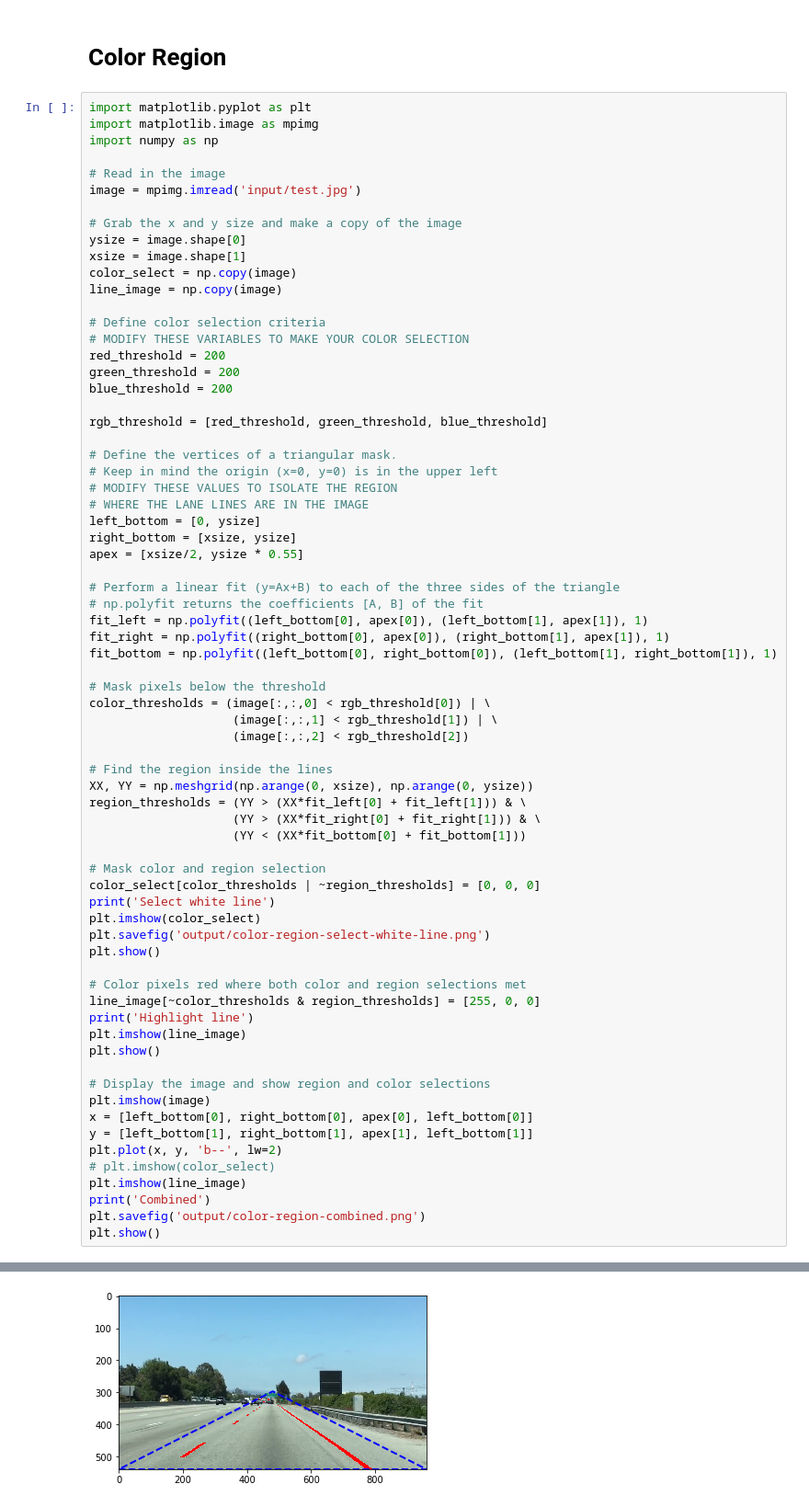
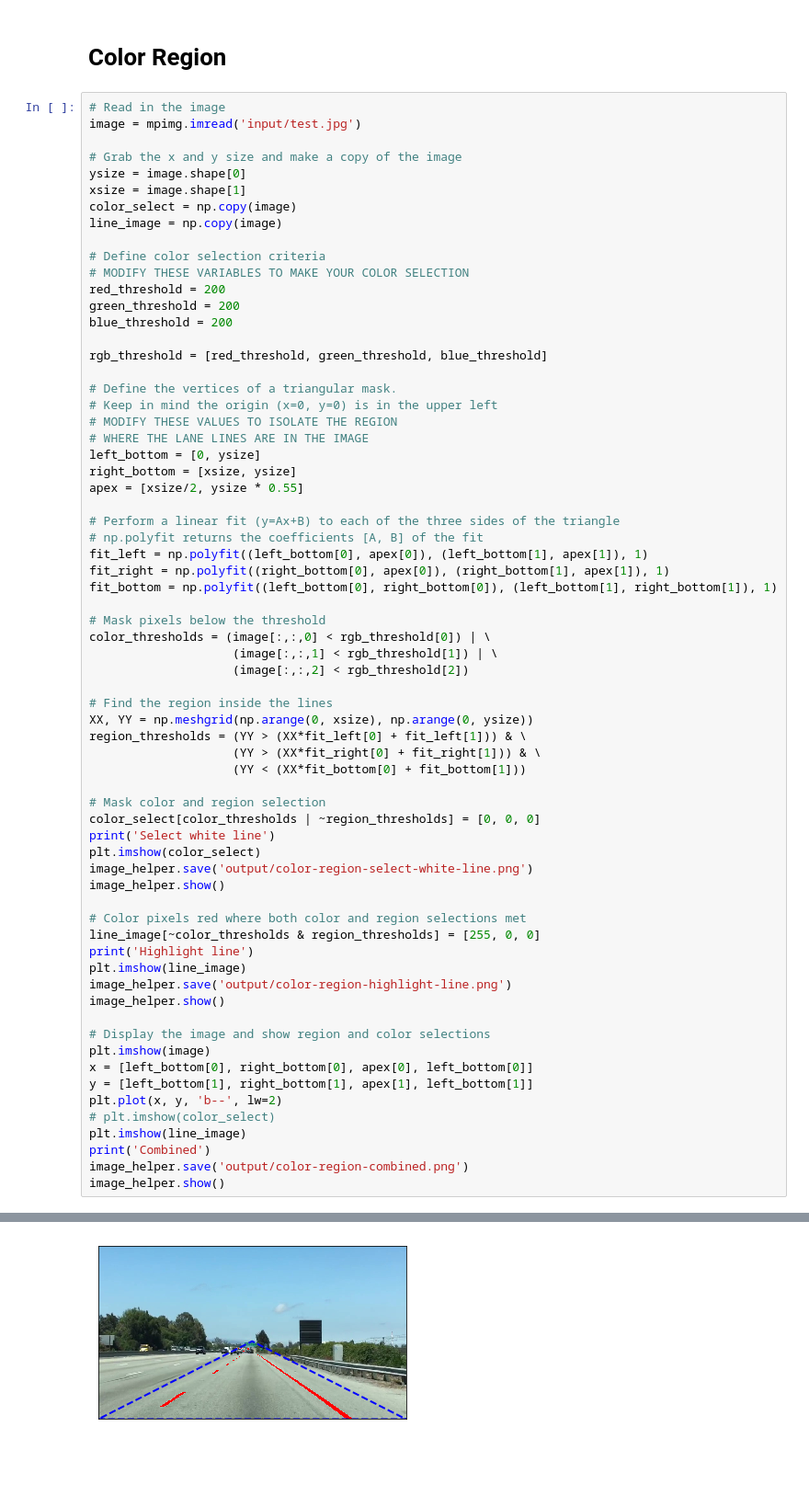
Before and after one commit to tuliren/sdc-nd, a Jupyter notebook: 01-lane-line-detection/color_selection_and_region.ipynb, the cells around one changed output, grey strips where cells are left out. Shown at 92% size. Saved outputs shown, nothing was run; the diff lists cells and outputs as text; blank space fills up the shorter version.

Commit message:
Use image helper

```diff
--- a/01-lane-line-detection/color_selection_and_region.ipynb
+++ b/01-lane-line-detection/color_selection_and_region.ipynb
@@ -60,10 +65,6 @@ Color selection
 # %% [markdown]
 # Color Region
 # %%
-import matplotlib.pyplot as plt
-import matplotlib.image as mpimg
-import numpy as np
-
 # Read in the image
 image = mpimg.imread('input/test.jpg')
 
@@ -110,14 +111,15 @@ region_thresholds = (YY > (XX*fit_left[0] + fit_left[1])) & \
 color_select[color_thresholds | ~region_thresholds] = [0, 0, 0]
 print('Select white line')
 plt.imshow(color_select)
-plt.savefig('output/color-region-select-white-line.png')
-plt.show()
+image_helper.save('output/color-region-select-white-line.png')
+image_helper.show()
 
 # Color pixels red where both color and region selections met
 line_image[~color_thresholds & region_thresholds] = [255, 0, 0]
 print('Highlight line')
 plt.imshow(line_image)
-plt.show()
+image_helper.save('output/color-region-highlight-line.png')
+image_helper.show()
 
 # Display the image and show region and color selections
 plt.imshow(image)
@@ -127,7 +129,7 @@ plt.plot(x, y, 'b--', lw=2)
 # plt.imshow(color_select)
 plt.imshow(line_image)
 print('Combined')
-plt.savefig('output/color-region-combined.png')
-plt.show()
+image_helper.save('output/color-region-combined.png')
+image_helper.show()
 # %% [output]
 Select white line
@@ -137,2 +139,2 @@ Highlight line
 Combined
-[figure, old version]
+[figure, new version]
```
Also changed, not shown: parts of 3 cells of this notebook, 1 other file.
